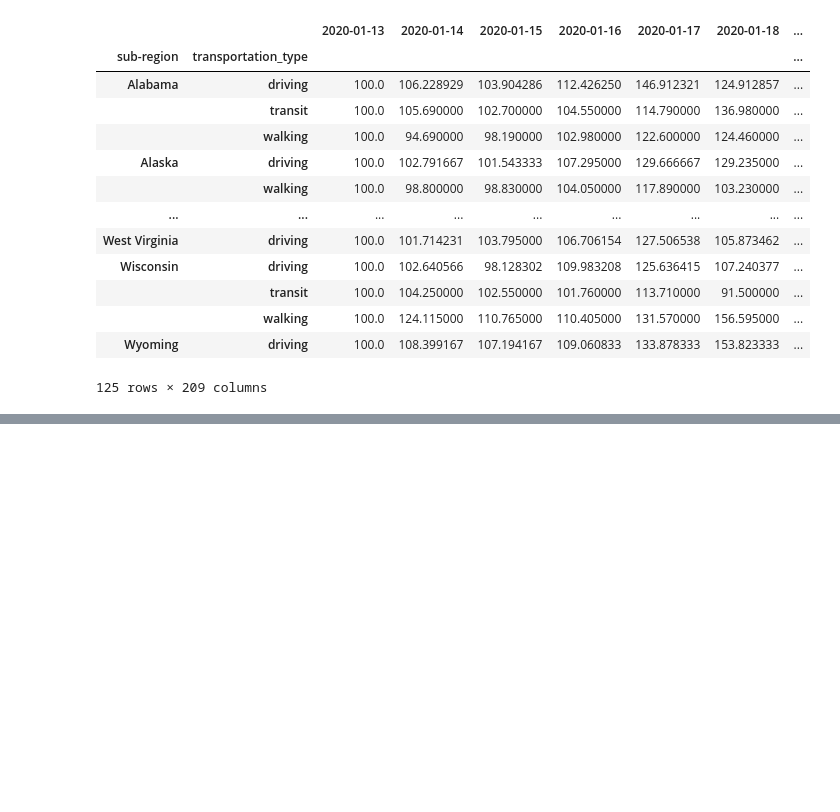
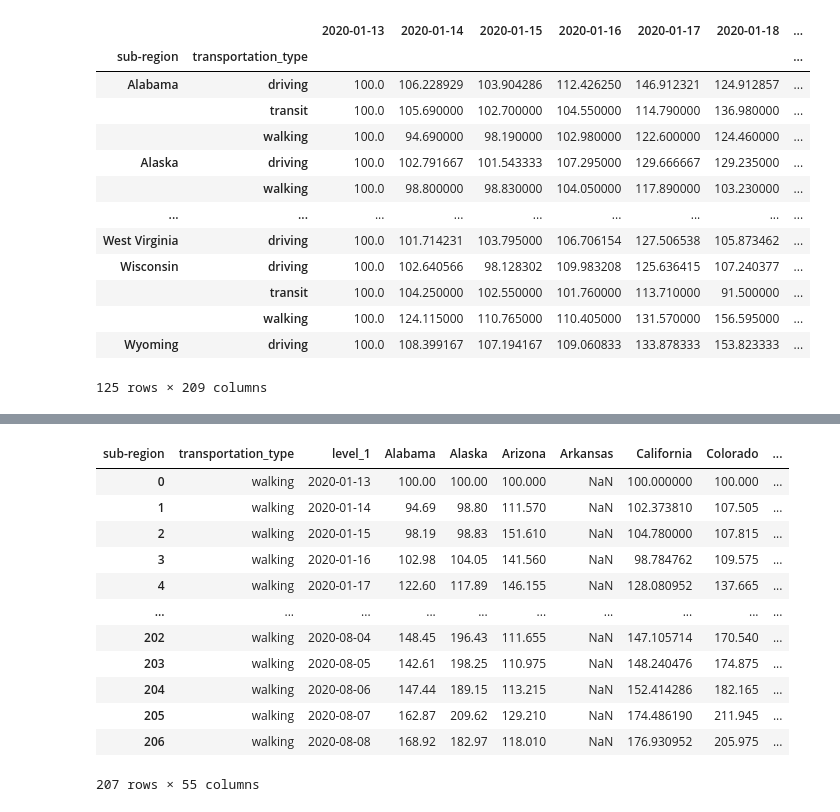
Before and after one commit to LisaHarrison08/Project_G4, a Jupyter notebook: Mobility.ipynb, the cells around one changed output, grey strips where cells are left out. Saved outputs shown, nothing was run; the diff lists cells and outputs as text; code cells hidden in the pictures; blank space fills up the shorter version.

```diff
--- a/Mobility.ipynb
+++ b/Mobility.ipynb
@@ -126,0 +117,18 @@ plt.plot(us_driving_df['level_1'],us_driving_df['Virginia'],linewidth=2)
+# %%
+walking_us = mobility_grouped_df.drop(['transit','driving'])
+us_walking_df = walking_us.reset_index()
+us_walking_df
+# %% [output]
+| sub-region | transportation_type | level_1 | Alabama | Alaska | Arizona | Arkansas | California | Colorado | ... |
+| 0 | walking | 2020-01-13 | 100.00 | 100.00 | 100.000 | NaN | 100.000000 | 100.000 | ... |
+| 1 | walking | 2020-01-14 | 94.69 | 98.80 | 111.570 | NaN | 102.373810 | 107.505 | ... |
+| 2 | walking | 2020-01-15 | 98.19 | 98.83 | 151.610 | NaN | 104.780000 | 107.815 | ... |
+| 3 | walking | 2020-01-16 | 102.98 | 104.05 | 141.560 | NaN | 98.784762 | 109.575 | ... |
+| 4 | walking | 2020-01-17 | 122.60 | 117.89 | 146.155 | NaN | 128.080952 | 137.665 | ... |
+| ... | ... | ... | ... | ... | ... | ... | ... | ... | ... |
+| 202 | walking | 2020-08-04 | 148.45 | 196.43 | 111.655 | NaN | 147.105714 | 170.540 | ... |
+| 203 | walking | 2020-08-05 | 142.61 | 198.25 | 110.975 | NaN | 148.240476 | 174.875 | ... |
+| 204 | walking | 2020-08-06 | 147.44 | 189.15 | 113.215 | NaN | 152.414286 | 182.165 | ... |
+| 205 | walking | 2020-08-07 | 162.87 | 209.62 | 129.210 | NaN | 174.486190 | 211.945 | ... |
+| 206 | walking | 2020-08-08 | 168.92 | 182.97 | 118.010 | NaN | 176.930952 | 205.975 | ... |
+207 rows × 55 columns
```
Also changed, not shown: parts of 8 cells of this notebook.
